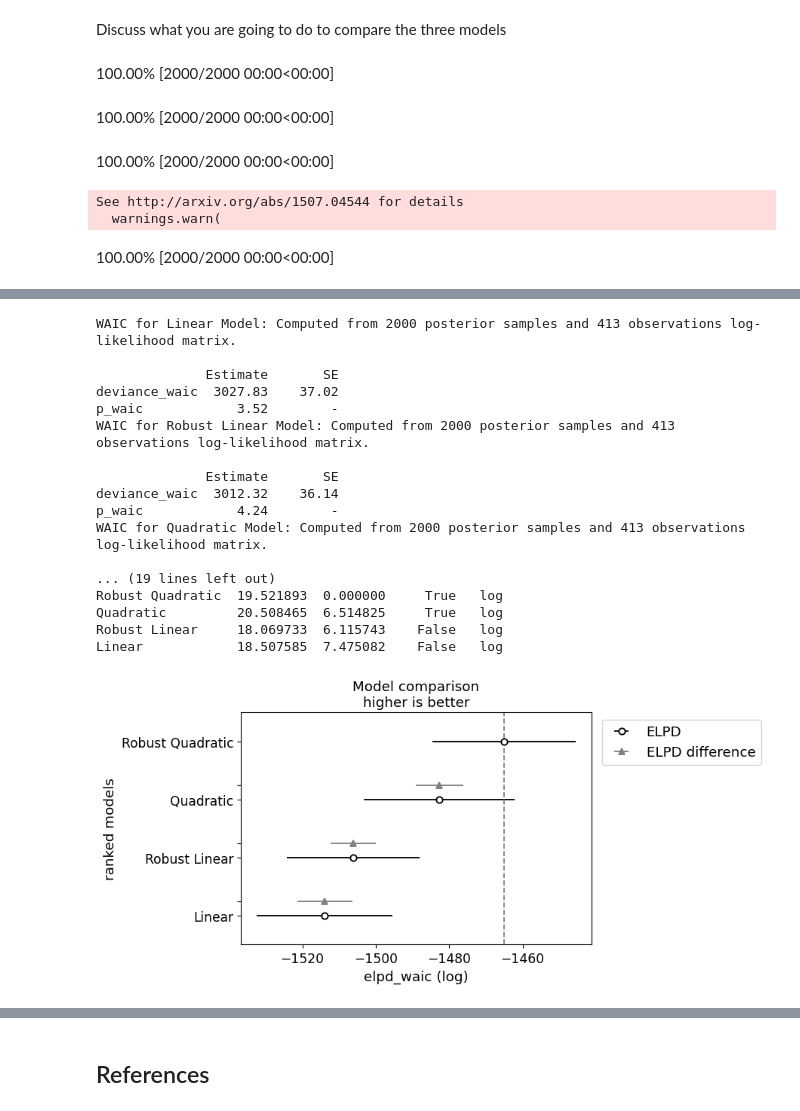
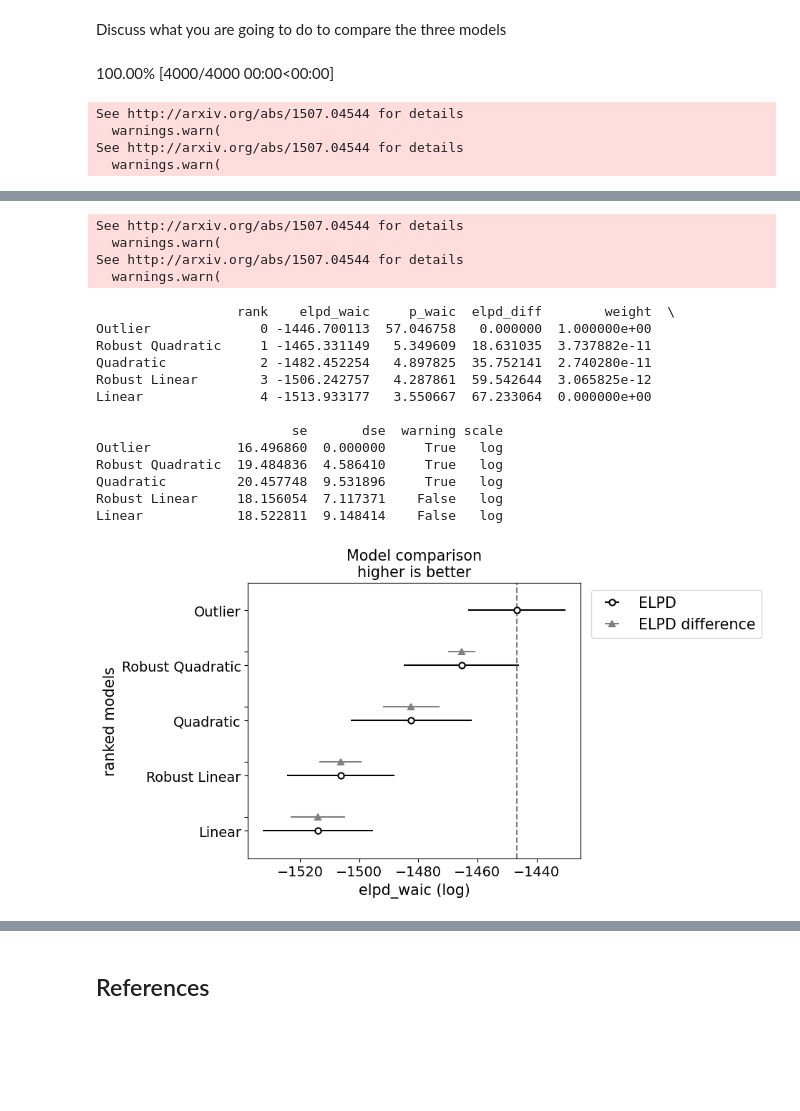
Before and after one commit to MacBeth-M/CS146-Project-1---Linear-Regression, a Jupyter notebook: CS146LinearRegression.ipynb, the cells around one changed output, grey strips where cells are left out. Drawn from its saved outputs; the diff is of its cells as text; code cells hidden in the pictures; blank space fills up the shorter version.

```diff
--- a/CS146LinearRegression.ipynb
+++ b/CS146LinearRegression.ipynb
@@ -384,29 +512,13 @@ with robust_quadratic_model:
     pm.compute_log_likelihood(robust_quadratic_trace)
 waic_robust_quadratic = az.waic(robust_quadratic_trace, scale='deviance')
 
-# Print WAIC for each model
-print("WAIC for Linear Model:", waic_linear)
-print("WAIC for Robust Linear Model:", waic_robust_linear)
-print("WAIC for Quadratic Model:", waic_quadratic)
-print("WAIC for Robust Quadratic Model:", waic_robust_quadratic)
-
-# Compare the models using arviz.compare
-comparison = az.compare({
-    'Linear': linear_trace,
-    'Robust Linear': robust_linear_trace,
-    'Quadratic': trace_quadratic,
-    'Robust Quadratic': robust_quadratic_trace
-}, ic='waic')
-
-print(comparison)
-
-# Visualizing the comparison
-az.plot_compare(comparison)
-plt.show()
+# Compute log likelihood and WAIC for Outlier Model
+with outlier_model:
+    pm.compute_log_likelihood(trace)
+waic_outlier = az.waic(trace, scale='deviance')
 # %% [output]
-100.00% [2000/2000 00:00<00:00]
+100.00% [4000/4000 00:00<00:00]
-100.00% [2000/2000 00:00<00:00]
-100.00% [2000/2000 00:00<00:00]
 See http://arxiv.org/abs/1507.04544 for details
   warnings.warn(
+See http://arxiv.org/abs/1507.04544 for details
+  warnings.warn(
-100.00% [2000/2000 00:00<00:00]
@@ -419,18 +542,18 @@ See http://arxiv.org/abs/1507.04544 for details
-WAIC for Linear Model: Computed from 2000 posterior samples and 413 observations log-likelihood matrix.
-
-              Estimate       SE
-deviance_waic  3027.83    37.02
-p_waic            3.52        -
-WAIC for Robust Linear Model: Computed from 2000 posterior samples and 413 observations log-likelihood matrix.
-
-              Estimate       SE
-deviance_waic  3012.32    36.14
-p_waic            4.24        -
-WAIC for Quadratic Model: Computed from 2000 posterior samples and 413 observations log-likelihood matrix.
-
-... (19 lines left out)
-Robust Quadratic  19.521893  0.000000     True   log
-Quadratic         20.508465  6.514825     True   log
-Robust Linear     18.069733  6.115743    False   log
-Linear            18.507585  7.475082    False   log
+See http://arxiv.org/abs/1507.04544 for details
+  warnings.warn(
+See http://arxiv.org/abs/1507.04544 for details
+  warnings.warn(
+                  rank    elpd_waic     p_waic  elpd_diff        weight  \
+Outlier              0 -1446.700113  57.046758   0.000000  1.000000e+00
+Robust Quadratic     1 -1465.331149   5.349609  18.631035  3.737882e-11
+Quadratic            2 -1482.452254   4.897825  35.752141  2.740280e-11
+Robust Linear        3 -1506.242757   4.287861  59.542644  3.065825e-12
+Linear               4 -1513.933177   3.550667  67.233064  0.000000e+00
+
+                         se       dse  warning scale
+Outlier           16.496860  0.000000     True   log
+Robust Quadratic  19.484836  4.586410     True   log
+Quadratic         20.457748  9.531896     True   log
+Robust Linear     18.156054  7.117371    False   log
+Linear            18.522811  9.148414    False   log
-[figure, old version]
+[figure, new version]
```
Also changed, not shown: parts of 17 cells of this notebook.
